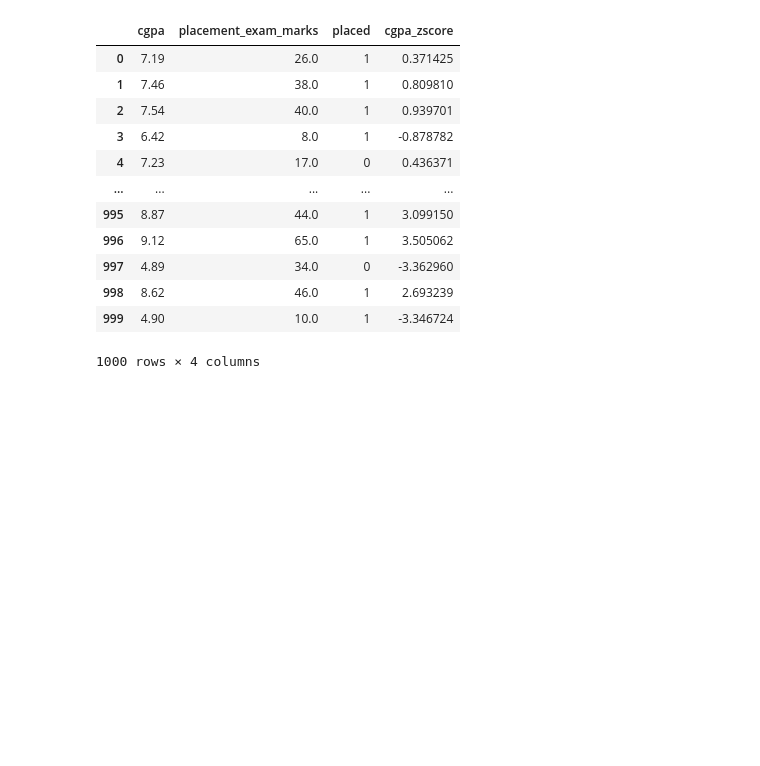
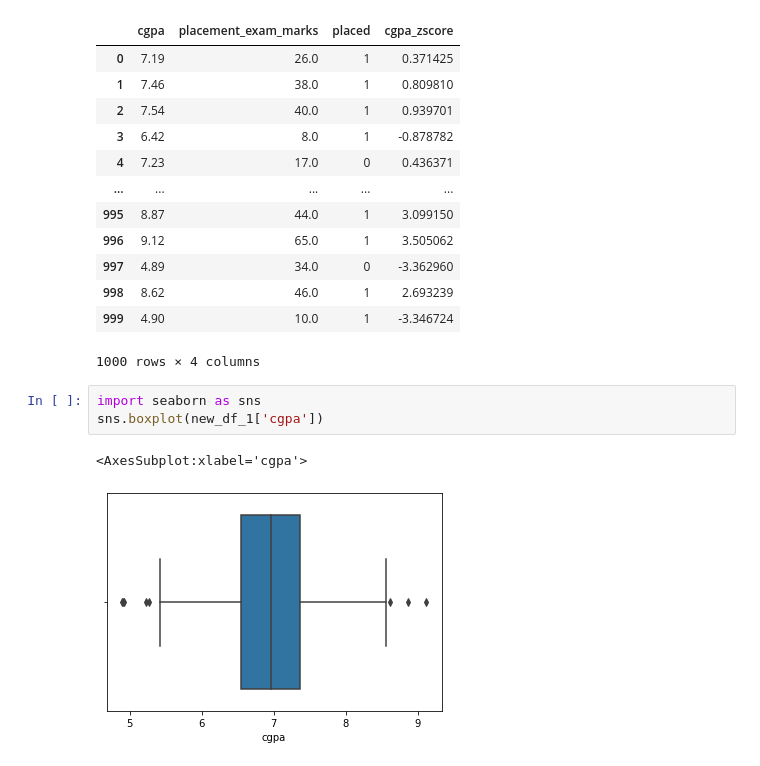
Before and after one commit to Prajwald07/pydatabase, a Jupyter notebook: outlier_reduction_using_zscore.ipynb, the cells around one changed output. Cells and saved outputs as stored; diff of their text form; blank space fills up the shorter version.

```diff
--- a/outlier_reduction_using_zscore.ipynb
+++ b/outlier_reduction_using_zscore.ipynb
@@ -218,3 +218,9 @@ new_df_1
 | 998 | 8.62 | 46.0 | 1 | 2.693239 |
 | 999 | 4.90 | 10.0 | 1 | -3.346724 |
 1000 rows × 4 columns
+# %%
+import seaborn as sns
+sns.boxplot(new_df_1['cgpa'])
+# %% [output]
+<AxesSubplot:xlabel='cgpa'>
+[figure, added]
```
Also changed, not shown: parts of 1 cell of this notebook.
